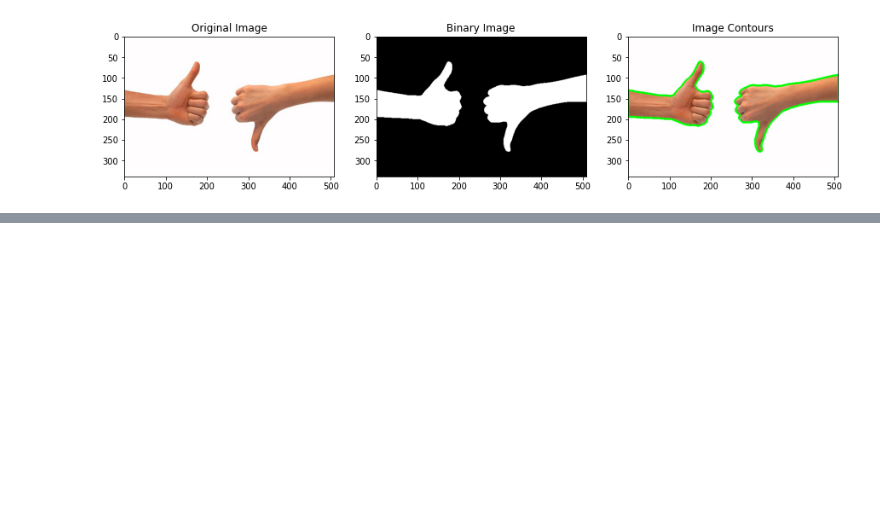
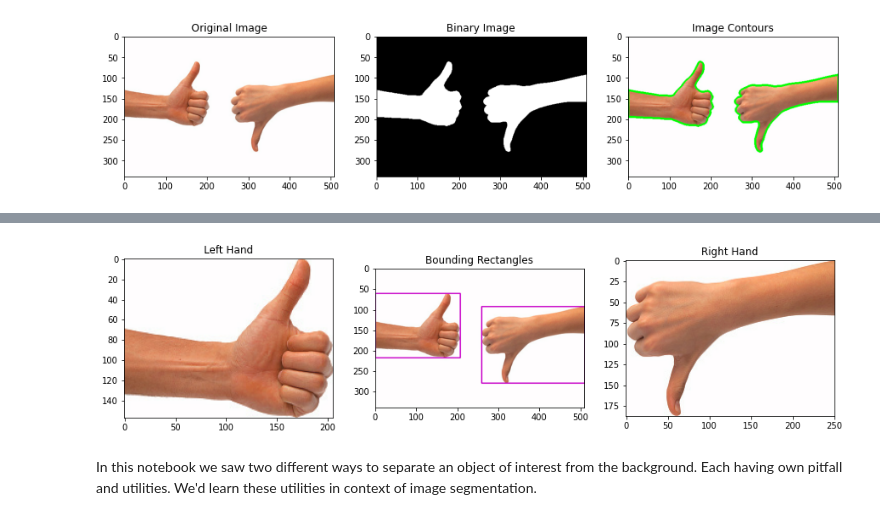
Before and after one commit to sarkarchandan/cvnanodegree, a Jupyter notebook: 1_3_Types_of_Features_Image_Segmentation/contour_detection_exercises.ipynb, the cells around one changed output, grey strips where cells are left out. Saved outputs shown, nothing was run; the diff lists cells and outputs as text; code cells hidden in the pictures; blank space fills up the shorter version.

```diff
--- a/1_3_Types_of_Features_Image_Segmentation/contour_detection_exercises.ipynb
+++ b/1_3_Types_of_Features_Image_Segmentation/contour_detection_exercises.ipynb
@@ -157,0 +274,23 @@ ax3.set_title('Image Contours');
+# %%
+def bounding_recangle(img: np.ndarray, contours: List[np.ndarray]) -> Tuple[np.ndarray, List[np.ndarray]]:
+    """Computes the bounding rectangle for the objects in the image derived from the contours abd draws
+    the rectangles on a copy of the image."""
+    cropped: List[np.ndarray] = []
+    for cnt in contours:
+        x, y, w, h = cv2.boundingRect(array=cnt)
+        cropped.append(np.copy(img[y:y+h, x:x+w, :]))
+        img = cv2.rectangle(img=img, pt1=(x, y), pt2=(x + w, y + h), color=(200, 0, 200), thickness=2)
+    return img, cropped
+# %%
+drawn, cropped = bounding_recangle(img=np.copy(thumbs), contours=thumbs_contour)
+_,(ax1, ax2, ax3) = plt.subplots(nrows=1, ncols=3, figsize=(15, 15))
+ax1.imshow(cropped[1])
+ax1.set_title('Left Hand')
+ax2.imshow(drawn)
+ax2.set_title('Bounding Rectangles')
+ax3.imshow(cropped[0])
+ax3.set_title('Right Hand');
+# %% [output]
+[figure, added]
+# %% [markdown]
+In this notebook we saw two different ways to separate an object of interest from the background. Each having own pitfall and utilities. We'd learn these utilities in context of image segmentation.
```
Also changed, not shown: parts of 11 cells of this notebook, 1 other file.
